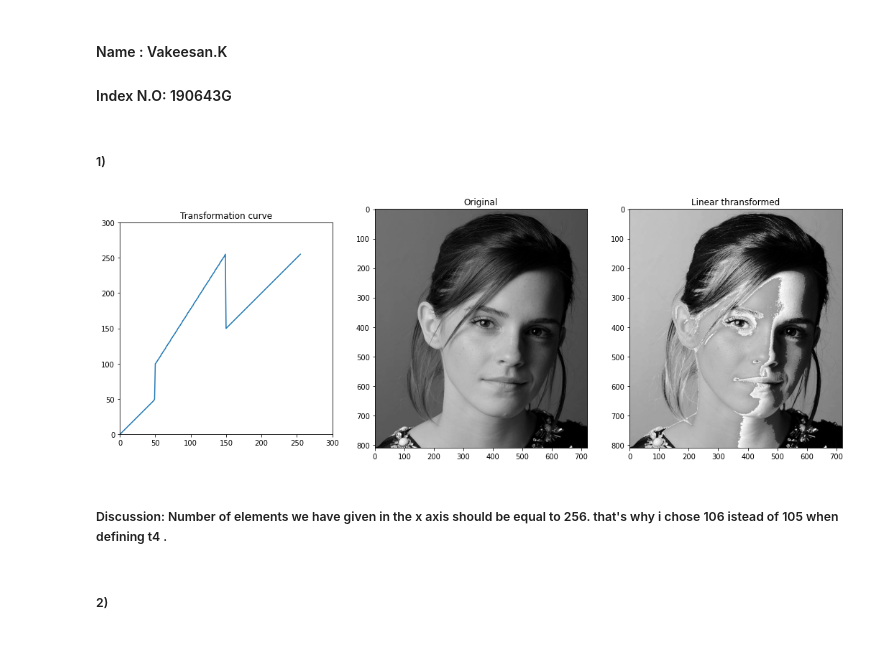
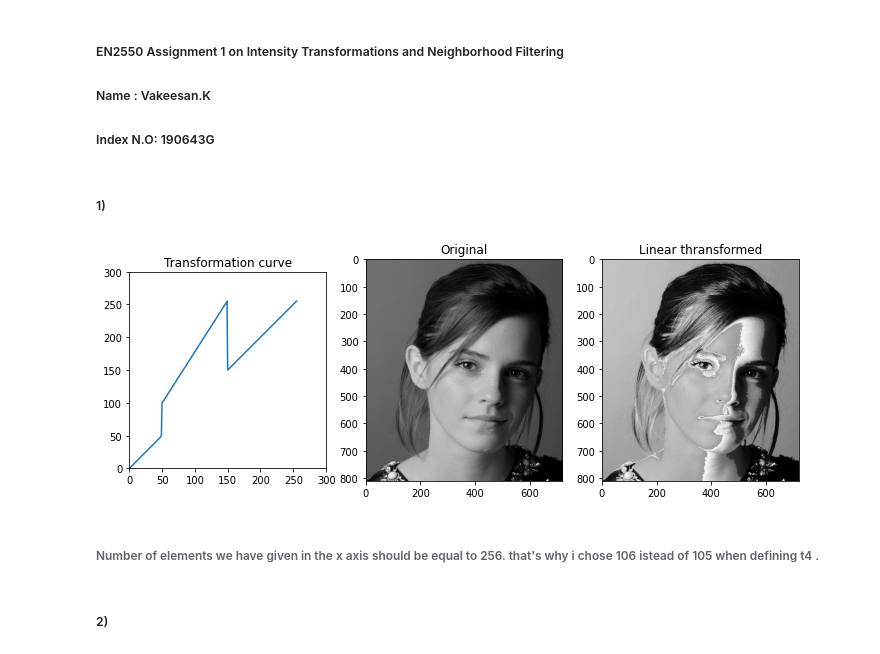
Before and after one commit to vakeesanvk/image_processing_assignment_01, a Jupyter notebook: Assignment.ipynb, the cells around one changed output. Cells and saved outputs as stored; diff of their text form; code cells hidden in the pictures.

Commit message:
finished notebook with discussion

```diff
--- a/Assignment.ipynb
+++ b/Assignment.ipynb
@@ -1,42 +1,32 @@
 # %% [markdown]
-#### Name : Vakeesan.K
-#### Index N.O: 190643G
+##### EN2550 Assignment 1 on Intensity Transformations and Neighborhood Filtering
+##### Name : Vakeesan.K
+##### Index N.O: 190643G
 # %% [markdown]
 ##### 1)
 # %%
 %matplotlib inline
 import numpy as np
 import matplotlib.pyplot as plt
 import cv2 as cv
 
 img=cv.imread(r'C:\Python39\cv\assignment_01\emma_gray.jpg',cv.IMREAD_GRAYSCALE)
 assert img is not None
 
-t1=np.linspace(0,50,50)
-t2=np.linspace(50,100,0)
-t3=np.linspace(100,255,100)
-t4=np.linspace(150,255,106)
+t1=np.linspace(0,50,50) ;t2=np.linspace(50,100,0);t3=np.linspace(100,255,100);t4=np.linspace(150,255,106)
+t=np.concatenate((t1,t2,t3,t4),axis=0).astype(np.uint8)
+fig,ax=plt.subplots(1,3,figsize=(12,6))
 
-t=np.concatenate((t1,t2,t3,t4),axis=0).astype(np.uint8)
-fig,ax=plt.subplots(1,3,figsize=(18,9))
-
-ax[0].plot(t)
-ax[0].set_aspect('equal')
-ax[0].set_xlim(0,300)
-ax[0].set_ylim(0,300)
-ax[0].set_title('Transformation curve')
+ax[0].plot(t);ax[0].set_aspect('equal');ax[0].set_xlim(0,300);ax[0].set_ylim(0,300);ax[0].set_title('Transformation curve')
 
 assert len(t)== 256
 g = cv.LUT(img,t)
-ax[1].imshow(img,cmap='gray')
-ax[1].set_title('Original')
-ax[2].imshow(g,cmap='gray')
-ax[2].set_title('Linear thransformed')
+ax[1].imshow(img,cmap='gray');ax[1].set_title('Original');ax[2].imshow(g,cmap='gray');ax[2].set_title('Linear thransformed')
 plt.show()
 # %% [output]
-[figure, old version]
+[figure, new version]
 # %% [markdown]
-##### Discussion: Number of elements we have given in the x axis should be equal to 256. that's why i chose 106 istead of 105 when defining t4 .
+###### Number of elements we have given in the x axis should be equal to 256. that's why i chose 106 istead of 105 when defining t4 .
 # %% [markdown]
 ##### 2)
 # %%
```
Also changed, not shown: parts of 11 cells of this notebook.
